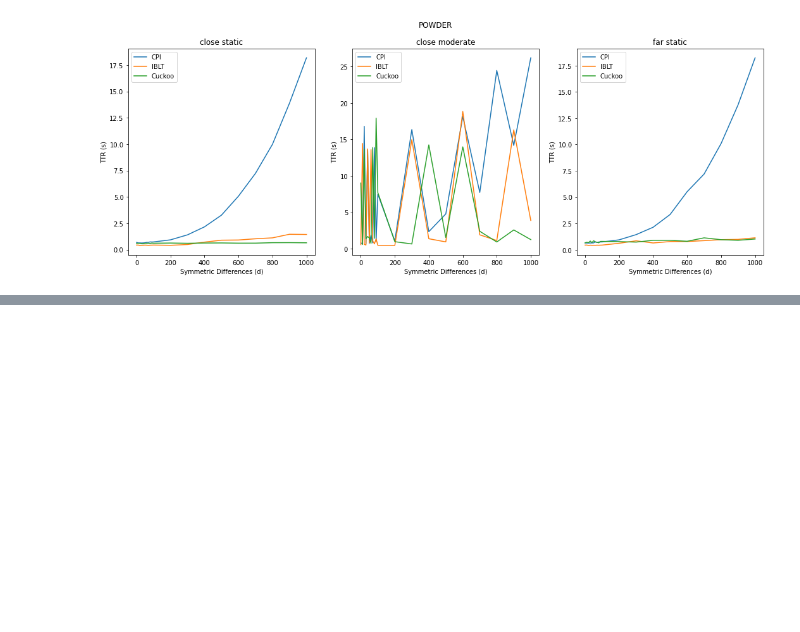
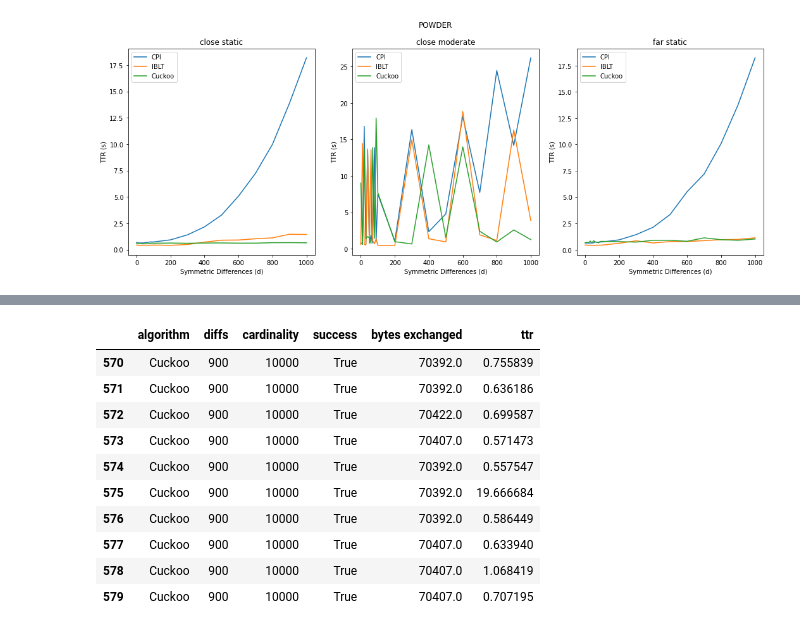
Before and after one commit to nislab/gensync, a Jupyter notebook: run/analysis.ipynb, the cells around one changed output, grey strips where cells are left out. Cells and saved outputs as stored; diff of their text form; code cells hidden in the pictures; blank space fills up the shorter version.

```diff
--- a/run/analysis.ipynb
+++ b/run/analysis.ipynb
@@ -503,0 +532,14 @@ Text(0.5, 0.98, 'POWDER')
+# %%
+d_1026[(d_1026['algorithm'] == 'Cuckoo') & (d_1026['diffs'] == 900)]
+# %% [output]
+|  | algorithm | diffs | cardinality | success | bytes exchanged | ttr |
+| 570 | Cuckoo | 900 | 10000 | True | 70392.0 | 0.755839 |
+| 571 | Cuckoo | 900 | 10000 | True | 70392.0 | 0.636186 |
+| 572 | Cuckoo | 900 | 10000 | True | 70422.0 | 0.699587 |
+| 573 | Cuckoo | 900 | 10000 | True | 70407.0 | 0.571473 |
+| 574 | Cuckoo | 900 | 10000 | True | 70392.0 | 0.557547 |
+| 575 | Cuckoo | 900 | 10000 | True | 70392.0 | 19.666684 |
+| 576 | Cuckoo | 900 | 10000 | True | 70392.0 | 0.586449 |
+| 577 | Cuckoo | 900 | 10000 | True | 70407.0 | 0.633940 |
+| 578 | Cuckoo | 900 | 10000 | True | 70407.0 | 1.068419 |
+| 579 | Cuckoo | 900 | 10000 | True | 70407.0 | 0.707195 |
```
Also changed, not shown: parts of 4 cells of this notebook, 2 other files.
